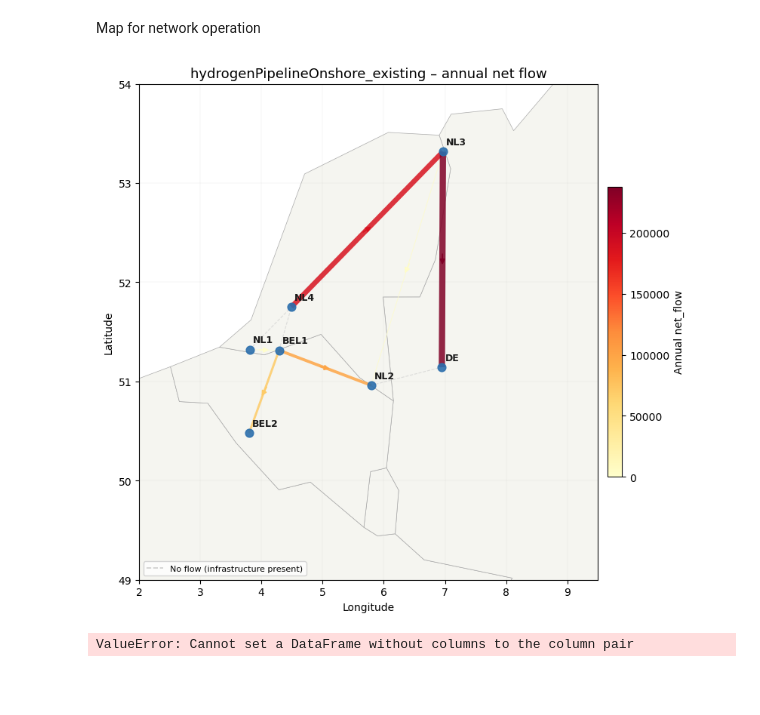
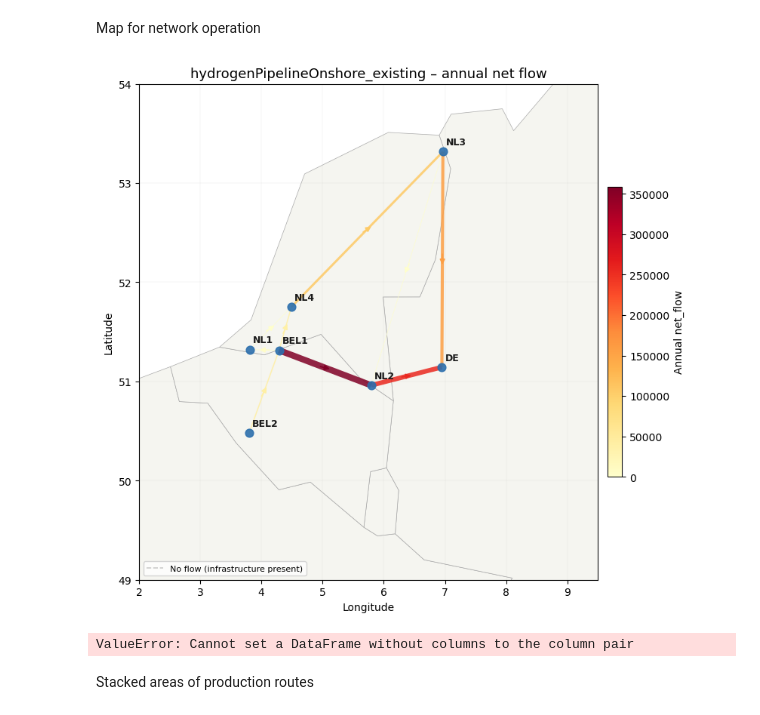
Before and after one commit to AlessandroMagnino/AdOpT-NET0_my, a Jupyter notebook: output_analysers/h5_reader.ipynb, the cells around one changed output. Cells and saved outputs as stored; diff of their text form; code cells hidden in the pictures; blank space fills up the shorter version.

```diff
--- a/output_analysers/h5_reader.ipynb
+++ b/output_analysers/h5_reader.ipynb
@@ -1722,34 +1722,36 @@ def plot_network_map(
     ax.set_xlabel("Longitude", fontsize=10)
     ax.set_ylabel("Latitude", fontsize=10)
     ax.set_title(title or f"Network – {flow_col}", fontsize=13)
     ax.grid(True, linewidth=0.2, alpha=0.4)
 
     plt.tight_layout()
     return fig, ax
 
 
 # ─────────────────────────────────────────────
 #  Main
 # ─────────────────────────────────────────────
 
 if __name__ == "__main__":
-    h5_path   = Path(r"output\base_case\2040\optimization_results.h5")
-    nodes_csv = Path(r"case_studies\base_case\2040\plants_clusters_summary.csv")
+    h5_path   = Path(r"output\base_case_10_dd\2050\optimization_results.h5")
+    nodes_csv = Path(r"case_studies\base_case_10_dd\2050\plants_clusters_summary.csv")
     year      = "2022"
 
     for network in ["hydrogenPipelineOnshore_existing", "hydrogenPipelineOnshore"]:
         edges = read_network_flows(h5_path, year=year, network=network)
         edges = attach_geometry(edges, nodes_csv)
 
         fig, ax = plot_network_map(
             edges,
             nodes_csv,
             flow_col="net_flow",
             bbox=(2.0, 49.0, 9.5, 54.0),
             title=f"{network} – annual net flow",
         )
         # plt.savefig(f"{network}_flow_map.png", dpi=150, bbox_inches="tight")
         plt.show()
 # %% [output]
-[figure, old version]
+[figure, new version]
 ValueError: Cannot set a DataFrame without columns to the column pair
+# %% [markdown]
+Stacked areas of production routes
```
Also changed, not shown: parts of 5 cells of this notebook, 44 other files.
